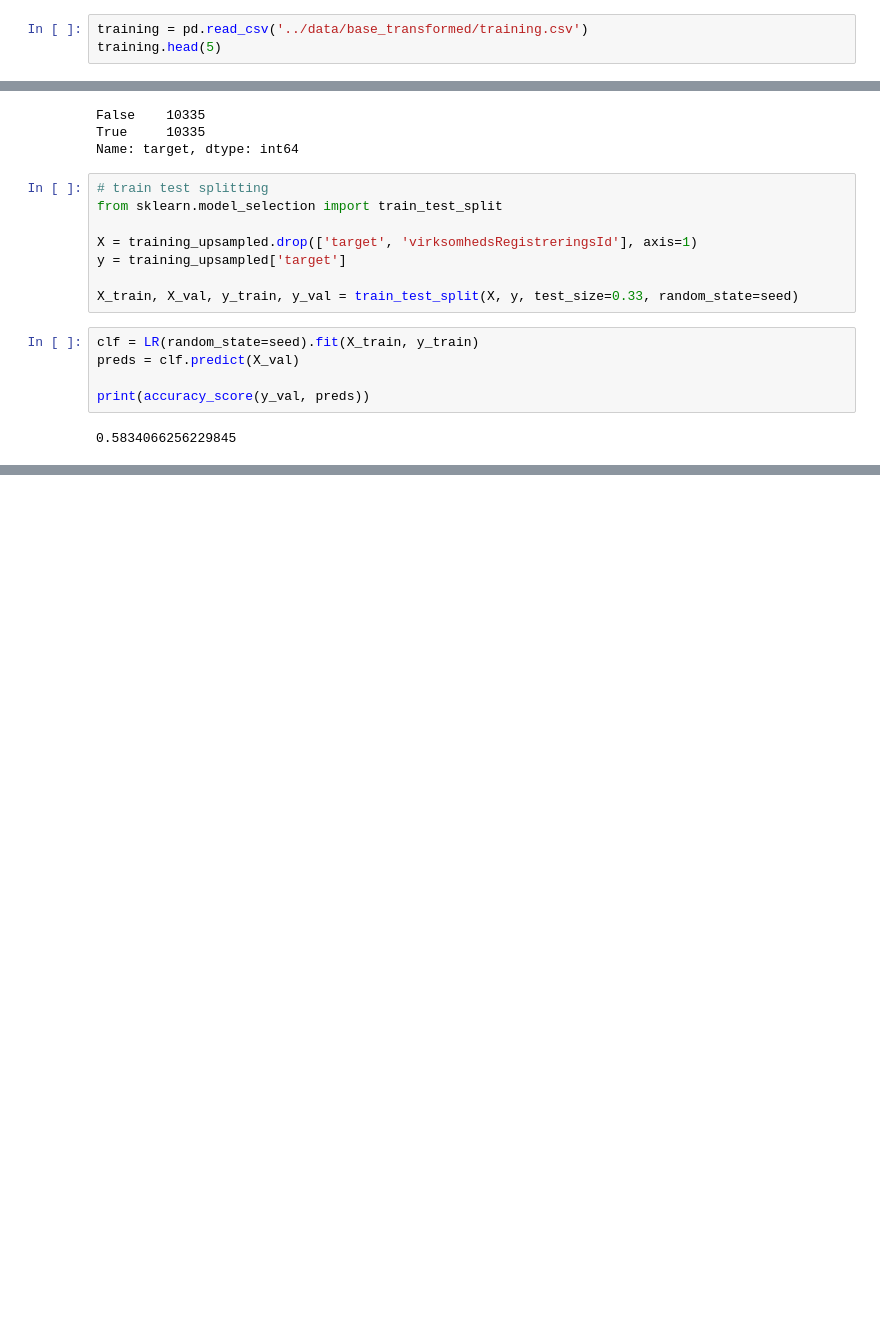
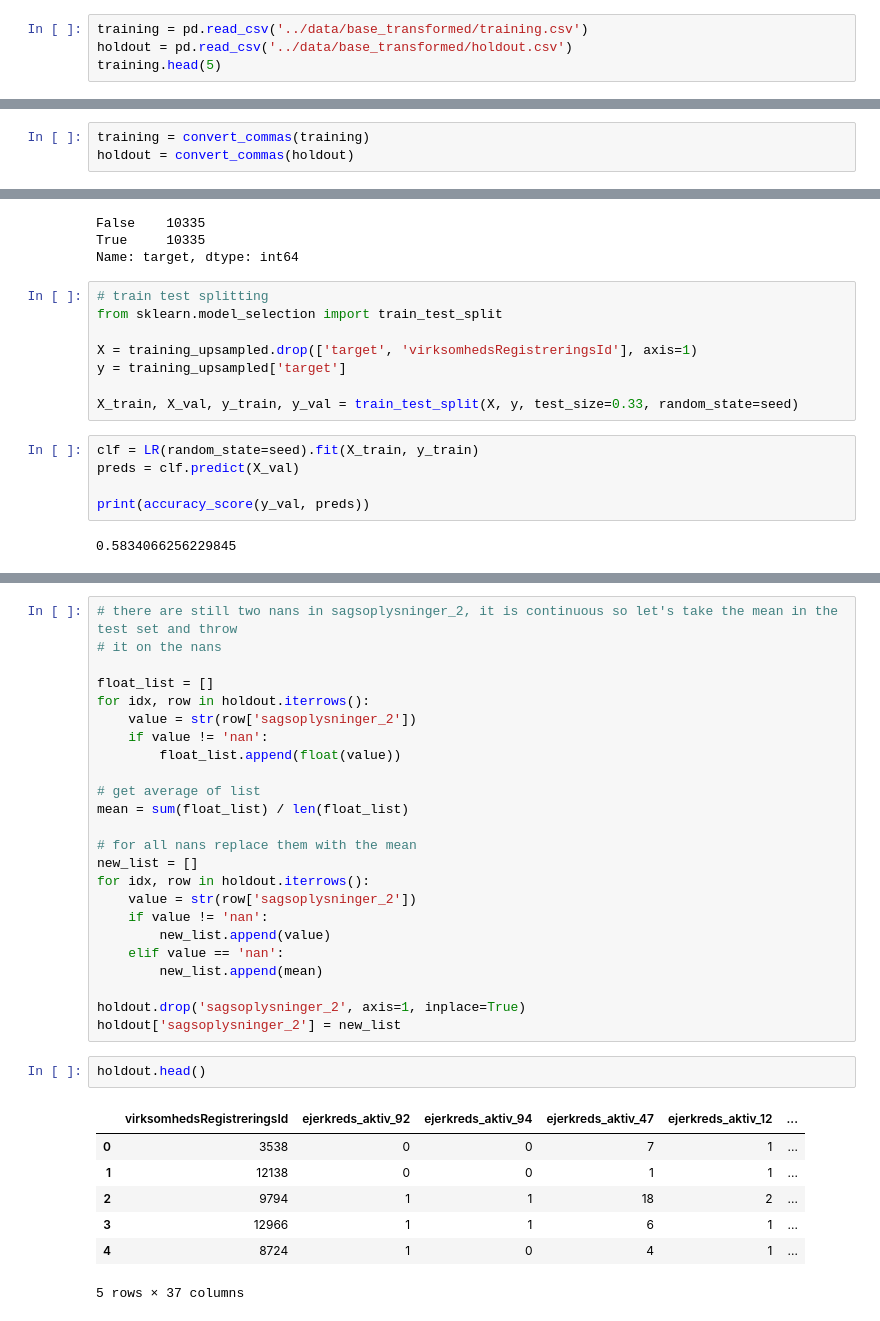
Before and after one commit to data-analysis-1117/aidan_stuff, a Jupyter notebook: notebooks/base predicting.ipynb, the cells around one changed output, grey strips where cells are left out. Drawn from its saved outputs; the diff is of its cells as text; blank space fills up the shorter version.

```diff
--- a/notebooks/base predicting.ipynb
+++ b/notebooks/base predicting.ipynb
@@ -10,6 +10,7 @@ from sklearn.metrics import accuracy_score
 seed = 12345
 # %%
 training = pd.read_csv('../data/base_transformed/training.csv')
+holdout = pd.read_csv('../data/base_transformed/holdout.csv')
 training.head(5)
 # %% [output]
 |  | virksomhedsRegistreringsId | ejerkreds_aktiv_92 | ejerkreds_aktiv_94 | virksomhedsoplysninger_21 | ... |
@@ -51,3 +59,6 @@ for (columnName, columnData) in training.iteritems():
+# %%
+training = convert_commas(training)
+holdout = convert_commas(holdout)
 # %%
 training.head(5)
 # %% [output]
@@ -224,0 +293,34 @@ print(accuracy_score(y_val, preds))
+# %%
+# there are still two nans in sagsoplysninger_2, it is continuous so let's take the mean in the test set and throw
+# it on the nans
+
+float_list = []
+for idx, row in holdout.iterrows():
+    value = str(row['sagsoplysninger_2'])
+    if value != 'nan':
+        float_list.append(float(value))
+
+# get average of list
+mean = sum(float_list) / len(float_list)
+
+# for all nans replace them with the mean
+new_list = []
+for idx, row in holdout.iterrows():
+    value = str(row['sagsoplysninger_2'])
+    if value != 'nan':
+        new_list.append(value)
+    elif value == 'nan':
+        new_list.append(mean)
+
+holdout.drop('sagsoplysninger_2', axis=1, inplace=True)
+holdout['sagsoplysninger_2'] = new_list
+# %%
+holdout.head()
+# %% [output]
+|  | virksomhedsRegistreringsId | ejerkreds_aktiv_92 | ejerkreds_aktiv_94 | ejerkreds_aktiv_47 | ejerkreds_aktiv_12 | ... |
+| 0 | 3538 | 0 | 0 | 7 | 1 | ... |
+| 1 | 12138 | 0 | 0 | 1 | 1 | ... |
+| 2 | 9794 | 1 | 1 | 18 | 2 | ... |
+| 3 | 12966 | 1 | 1 | 6 | 1 | ... |
+| 4 | 8724 | 1 | 0 | 4 | 1 | ... |
+5 rows × 37 columns
```
Also changed, not shown: parts of 8 cells of this notebook, 3 other files.
